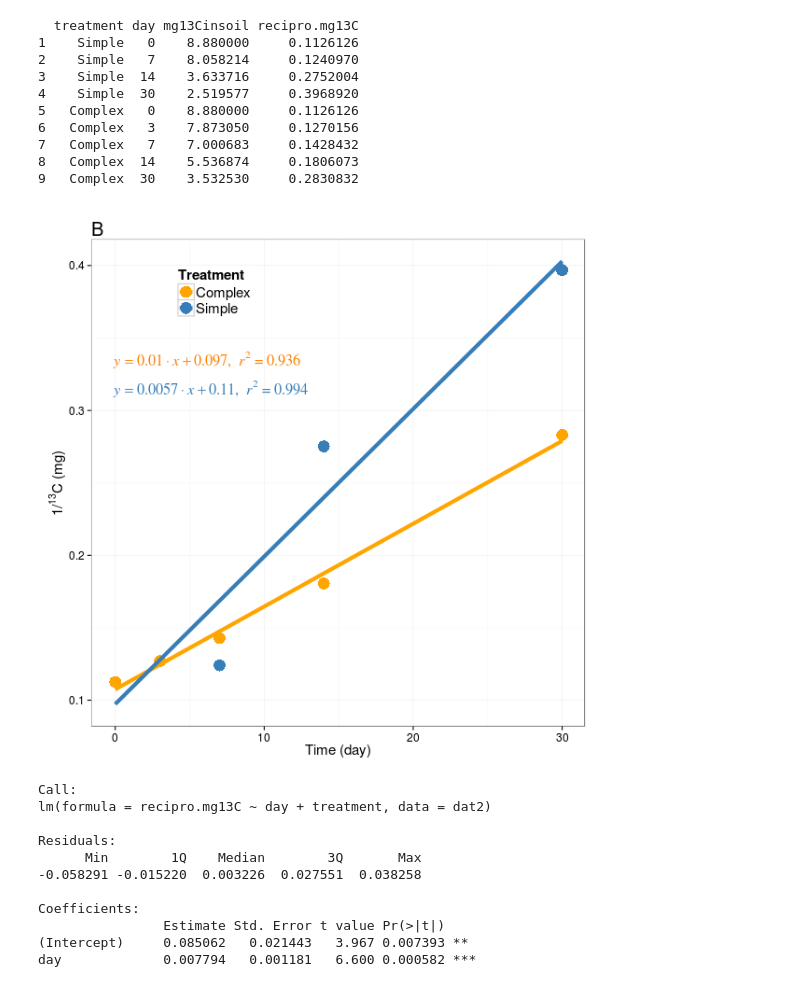
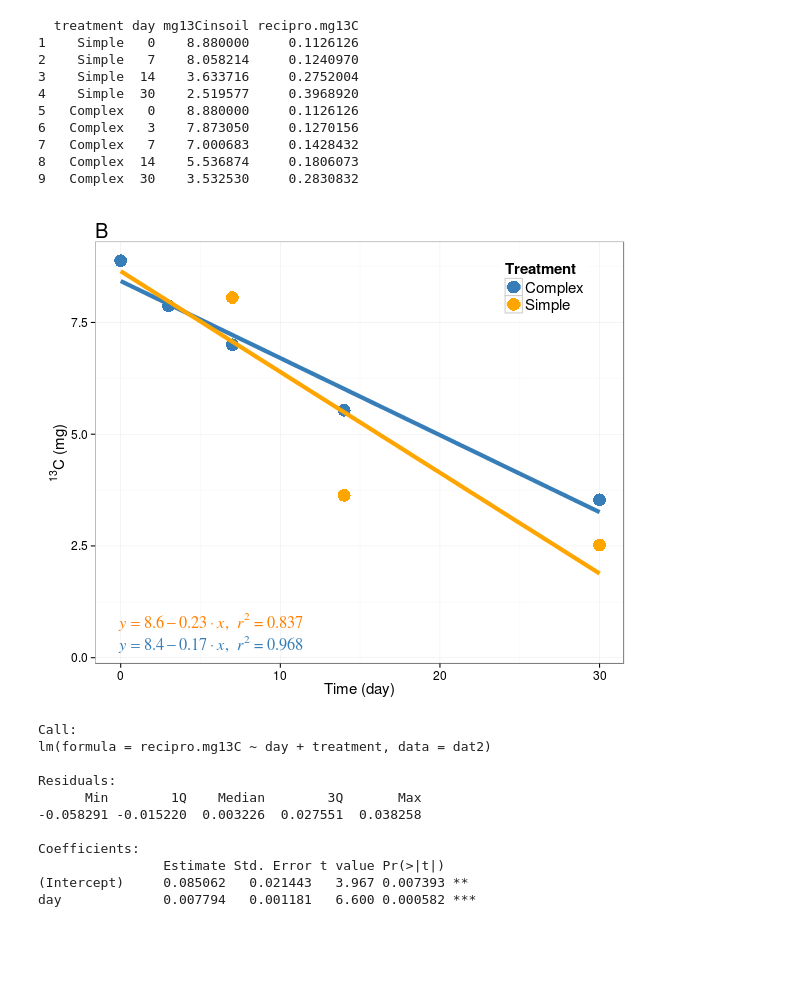
Before and after one commit to acampbellina/single_substrate, a Jupyter notebook: soil_Ccontent.ipynb, the cells around one changed output. Drawn from its saved outputs; the diff is of its cells as text; code cells hidden in the pictures; blank space fills up the shorter version.

Commit message:
ditch C and D panels, fix colors, make regression w/o 1/13Cmg

```diff
--- a/soil_Ccontent.ipynb
+++ b/soil_Ccontent.ipynb
@@ -239,42 +224,42 @@ lm_eqn = function(m) {
 SS = subset(dat2, (treatment == "Simple"))
 PS = subset(dat2, (treatment == "Complex"))
 # %%
-%%R -h 600 -w 600
+%%R -h 500 -w 600
 
 colours = c("red", "#377eb8", "#4daf4a")
 
-p = ggplot(dat2, aes(y = recipro.mg13C, x = day, color = treatment))
+p = ggplot(dat2, aes(y = mg13Cinsoil, x = day, color = treatment))
 
 p = p + geom_point(size = 6)
 
 #p = p + geom_abline(aes(intercept=0.2443, slope=0.5147), data=d)
 
 p = p + stat_smooth(method = "lm", se = FALSE, size = 2)
 
 p = p + labs(x = "Time (day)",
-            y = expression(paste("1/",{}^13,"C (mg)",sep="")),
+            y = expression(paste({}^13,"C (mg)",sep="")),
             color = "Treatment")
 
 p = p + theme_bw()
-p = p + scale_color_manual(values = c("orange", "#377eb8"))
-p = p + scale_fill_manual(values = c("orange", "#377eb8"))
-p = p + theme(legend.position=c(0.25,0.89))
+p = p + scale_color_manual(values = c("#377eb8", "orange"))
+p = p + scale_fill_manual(values = c("#377eb8", "orange"))
+p = p + theme(legend.position=c(0.85,0.89))
 p = p + theme(legend.title = element_text(size = 15), legend.text = element_text(size = 15))
 p = p + theme(axis.title.x = element_text(size=15))
 p = p + theme(axis.title.y = element_text(size=15))
 p = p + theme(axis.text.x = element_text(size=12))
 p = p + theme(axis.text.y = element_text(size=12))
 p = p + ggtitle("B")
 p = p + theme(plot.title = element_text(hjust = 0, size = 20))
-p = p + annotate("text", x=-0.1, y=0.315, label=lm_eqn(lm(recipro.mg13C ~ day, PS)), hjust=0, size=5.75,
+p = p + annotate("text", x=-0.1, y=0.3, label=lm_eqn(lm(mg13Cinsoil ~ day, PS)), hjust=0, size=5.75,
              family="Times", face="italic", face="bold", parse=TRUE, color = "#377eb8")
-p = p + annotate("text", x=-0.10, y=0.335, label=lm_eqn(lm(recipro.mg13C ~ day, SS)), hjust=0, size=5.75,
+p = p + annotate("text", x=-0.10, y=0.8, label=lm_eqn(lm(mg13Cinsoil ~ day, SS)), hjust=0, size=5.75,
              family="Times", face="bold.italic", parse=TRUE, color = "darkorange1")
 
 
 p
 # %% [output]
-[figure, old version]
+[figure, new version]
 # %%
 %%R
 fit = lm(recipro.mg13C ~ day + treatment, dat2)
```
Also changed, not shown: parts of 8 cells of this notebook, 2 other files.
